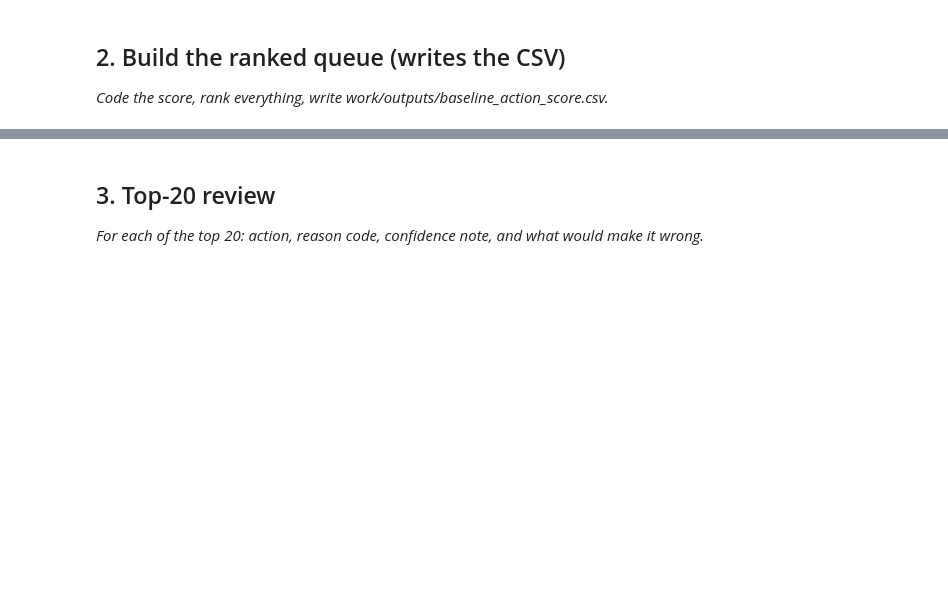
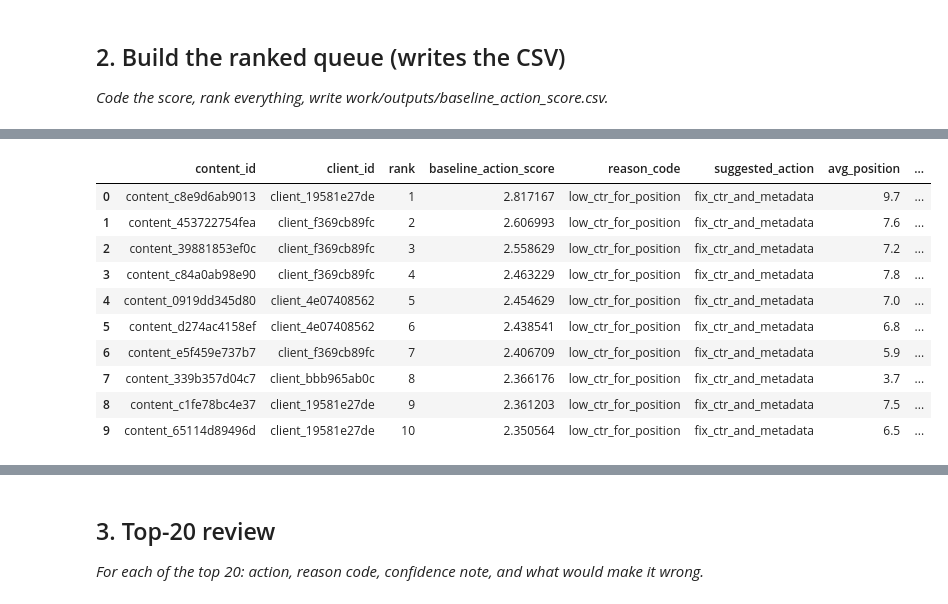
Before and after one commit to HSB-25/flyrank-ml-internship-W1-Run-the-Starter-Notebooks, a Jupyter notebook: work/notebooks/w04_baseline_score.ipynb, the cells around one changed output, grey strips where cells are left out. Cells and saved outputs as stored; diff of their text form; code cells hidden in the pictures; blank space fills up the shorter version.

Commit message:
w04-baseline

```diff
--- a/work/notebooks/w04_baseline_score.ipynb
+++ b/work/notebooks/w04_baseline_score.ipynb
@@ -22,0 +181,56 @@ This skeleton is yours to fill. Work the sections **in order** — each one has
+# %%
+import os
+
+benchmark_ctr = (
+    floor[floor["position_tier"].isin(order)]
+    .groupby("position_tier")["ctr"]
+    .median()
+)
+print("Benchmark (median) CTR per position tier, floor >= 100 impressions:")
+print(benchmark_ctr.round(3))
+print()
+
+df["benchmark_ctr"] = df["position_tier"].map(benchmark_ctr)
+df["ctr_gap"] = (df["benchmark_ctr"] - df["ctr"]).clip(lower=0)
+
+eligible = (
+    (df["impressions_90d"] >= 100)
+    & (df["avg_position"] > 0)
+    & (df["avg_position"] <= 20)
+    & (df["ctr_gap"] > 0)
+)
+df["eligible"] = eligible.astype(int)
+
+df["baseline_action_score"] = df["eligible"] * df["ctr_gap"] * np.log1p(df["impressions_90d"])
+df["reason_code"] = np.where(df["eligible"] == 1, "low_ctr_for_position", "not_flagged")
+df["suggested_action"] = np.where(df["eligible"] == 1, "fix_ctr_and_metadata", "monitor")
+df["rank"] = df["baseline_action_score"].rank(method="first", ascending=False).astype(int)
+
+print("Flagged rows:", int(df['eligible'].sum()), "of", len(df),
+      f"({df['eligible'].mean():.1%})")
+
+def precision_at_k(scores, labels, k):
+    order_idx = np.argsort(-np.asarray(scores))
+    return np.asarray(labels)[order_idx[:k]].mean()
+
+base_rate = df["is_declining_label"].mean()
+print(f"\nBase decline rate: {base_rate:.3f}")
+for k in (20, 50, 100):
+    p = precision_at_k(df["baseline_action_score"].values, df["is_declining_label"].values, k)
+    print(f"precision@{k}: {p:.3f}  (base rate {base_rate:.3f}, lift x{p / base_rate:.2f})")
+
+output_cols = [
+    "content_id", "client_id", "rank", "baseline_action_score", "reason_code",
+    "suggested_action", "avg_position", "position_tier", "ctr", "benchmark_ctr",
+    "ctr_gap", "impressions_90d", "content_type", "main_intent", "trend_direction",
+    "is_declining_label",
+]
+
+out = df[output_cols].sort_values("rank").reset_index(drop=True)
+
+os.makedirs("../outputs", exist_ok=True)
+out_path = "../outputs/baseline_action_score.csv"
+out.to_csv(out_path, index=False)
+print(f"\nWrote {len(out):,} ranked rows to {out_path}")
+out.head(10)
+# %% [output]
@@ -22,0 +254,11 @@ This skeleton is yours to fill. Work the sections **in order** — each one has
+|  | content_id | client_id | rank | baseline_action_score | reason_code | suggested_action | avg_position | ... |
+| 0 | content_c8e9d6ab9013 | client_19581e27de | 1 | 2.817167 | low_ctr_for_position | fix_ctr_and_metadata | 9.7 | ... |
+| 1 | content_453722754fea | client_f369cb89fc | 2 | 2.606993 | low_ctr_for_position | fix_ctr_and_metadata | 7.6 | ... |
+| 2 | content_39881853ef0c | client_f369cb89fc | 3 | 2.558629 | low_ctr_for_position | fix_ctr_and_metadata | 7.2 | ... |
+| 3 | content_c84a0ab98e90 | client_f369cb89fc | 4 | 2.463229 | low_ctr_for_position | fix_ctr_and_metadata | 7.8 | ... |
+| 4 | content_0919dd345d80 | client_4e07408562 | 5 | 2.454629 | low_ctr_for_position | fix_ctr_and_metadata | 7.0 | ... |
+| 5 | content_d274ac4158ef | client_4e07408562 | 6 | 2.438541 | low_ctr_for_position | fix_ctr_and_metadata | 6.8 | ... |
+| 6 | content_e5f459e737b7 | client_f369cb89fc | 7 | 2.406709 | low_ctr_for_position | fix_ctr_and_metadata | 5.9 | ... |
+| 7 | content_339b357d04c7 | client_bbb965ab0c | 8 | 2.366176 | low_ctr_for_position | fix_ctr_and_metadata | 3.7 | ... |
+| 8 | content_c1fe78bc4e37 | client_19581e27de | 9 | 2.361203 | low_ctr_for_position | fix_ctr_and_metadata | 7.5 | ... |
+| 9 | content_65114d89496d | client_19581e27de | 10 | 2.350564 | low_ctr_for_position | fix_ctr_and_metadata | 6.5 | ... |
```
Also changed, not shown: parts of 22 cells of this notebook.
